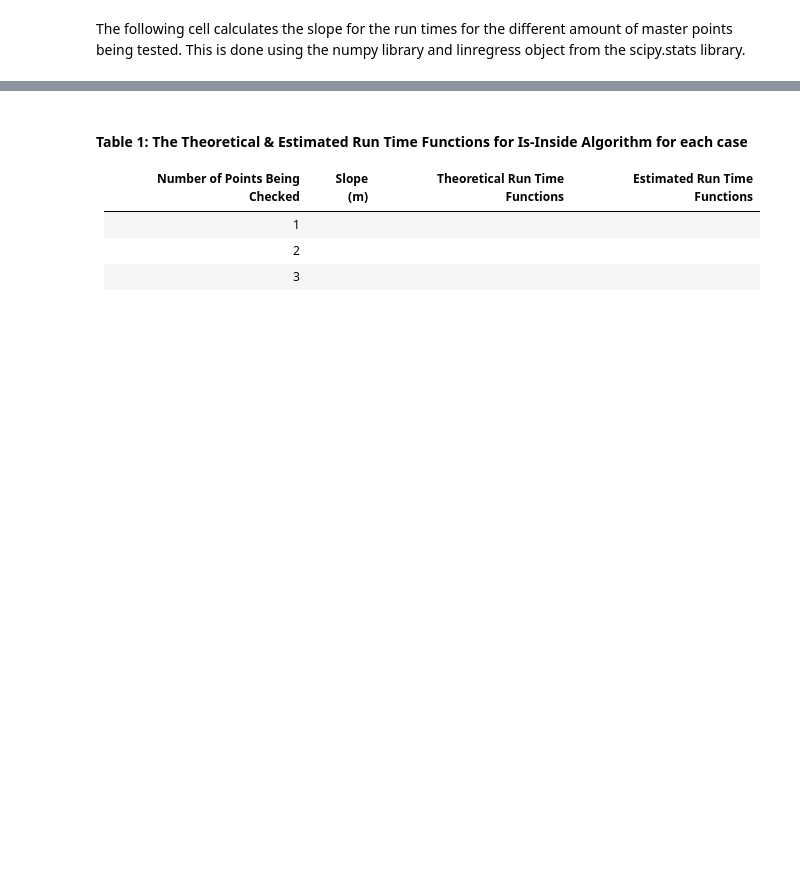
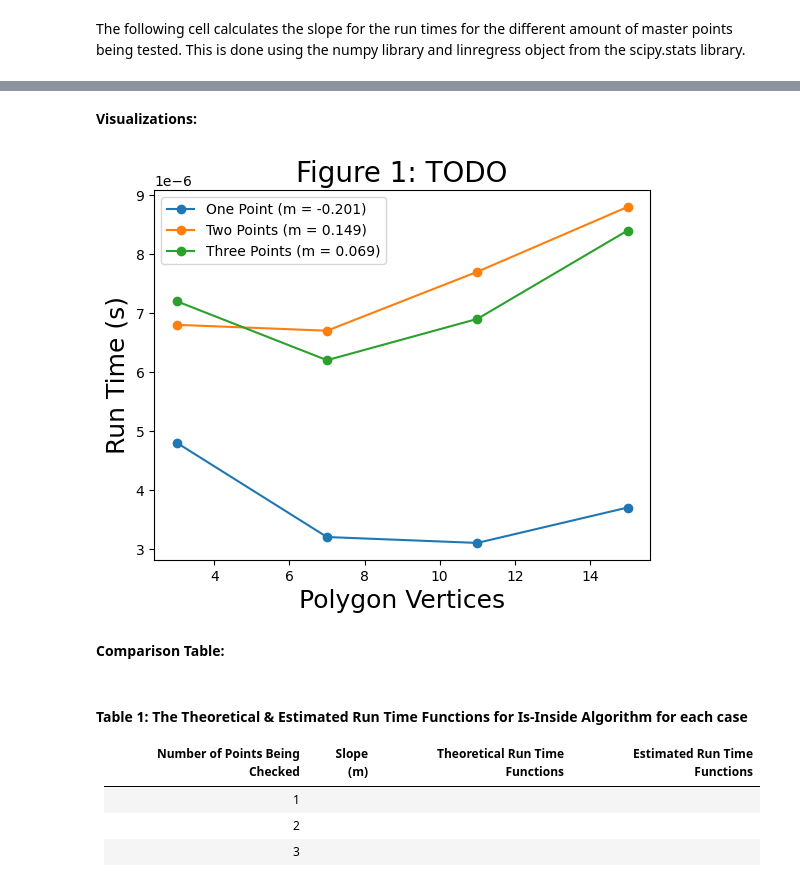
Before and after one commit to ThomasBenzshawel/lab2_newAlgo, a Jupyter notebook: bley_benzshawel_lab02.ipynb, the cells around one changed output, grey strips where cells are left out. Saved outputs shown, nothing was run; the diff lists cells and outputs as text; code cells hidden in the pictures; blank space fills up the shorter version.

```diff
--- a/bley_benzshawel_lab02.ipynb
+++ b/bley_benzshawel_lab02.ipynb
@@ -247,6 +304,6 @@ point_2 = create_random_point()
 point_3 = create_random_point()
 
 # CREATE LISTS OF VARYING AMOUNTS OF POINTS
-one_point = list(point_1)
-two_points = list(point_1, point_2)
-three_points = list(point_1, point_2, point_3)
+one_point = [point_1]
+two_points = [point_1, point_2]
+three_points = [point_1, point_2, point_3]
@@ -284,14 +351,14 @@ print(check_2_point)
 **Check Three Points In Polygons With Varying Numbers of Vertices:**
 # %%
 # CREATE LIST TO STORE THE BENCHMARKS WHEN CHECKING THREE POINTS
-check_3_point = []
+check_3_point = list()
 
 # RUN AND ADD BENCHMARKS TO LIST FOR DIFFERENT POLYGONS
 check_3_point.append(benchmark(polygon_3, three_points))
-check_3_point.append(benchmark(polygon_30, three_points))
-check_3_point.append(benchmark(polygon_300, three_points))
-check_3_point.append(benchmark(polygon_3000, three_points))
-check_3_point.append(benchmark(polygon_30000, three_points))
+check_3_point.append(benchmark(polygon_7, three_points))
+check_3_point.append(benchmark(polygon_11, three_points))
+check_3_point.append(benchmark(polygon_15, three_points))
+# check_3_point.append(benchmark(polygon_24, three_points))
 
 # DISPLAY RESULTS
 print(check_3_point)
@@ -307,7 +376,8 @@ sizes. The benchmarks should support your theoretically-derived run time.
 The following cell defines a Python list for the different number of polygon vertices used during benchmarking.
 # %%
 # DEFINE THE DIFFERENT POLYGON SIZES
-polygon_sizes = [3, 30, 300, 3000, 30000]
+#polygon_sizes = [3, 7, 11, 15, 24]
+polygon_sizes = [3, 7, 11, 15]
 # %% [markdown]
 The following cell calculates the slope for the run times for the different amount of master points being tested. This is done using the numpy library and linregress object from the scipy.stats library.
 # %%
@@ -323,3 +397,35 @@ print("Check Three Points: ", check_3_slope)
+# %% [markdown]
+**Visualizations:**
+# %%
+# CREATE FIGURE AND AXIS
+fig, ax = plt.subplots()
+
+# PLOT DATA AS A LINE GRAPH
+ax.plot(polygon_sizes, check_1_point,
+        label = ('One Point (m = ' + "{:.3f}".format(check_1_slope) + ')'),
+        marker = 'o', linestyle = '-')
+ax.plot(polygon_sizes, check_2_point,
+        label = ('Two Points (m = ' + "{:.3f}".format(check_2_slope) + ')'),
+        marker = 'o', linestyle = '-')
+ax.plot(polygon_sizes, check_3_point,
+        label = ('Three Points (m = ' + "{:.3f}".format(check_3_slope) + ')'),
+        marker = 'o', linestyle = '-')
+
+# SET AXIS LABELS AND TITLE
+ax.set_xlabel('Polygon Vertices', fontsize = 18)
+ax.set_ylabel('Run Time (s)', fontsize = 18)
+ax.set_title('Figure 1: TODO',
+             fontsize = 20)
+
+# ADD LEGEND
+ax.legend()
+
+# SHOW
+plt.show()
+# %% [output]
+[figure, added]
+# %% [markdown]
+**Comparison Table:**
 # %% [markdown]
 #### Table 1: The Theoretical & Estimated Run Time Functions for Is-Inside Algorithm for each case
 | Number of Points Being Checked | Slope (m) | Theoretical Run Time Functions | Estimated Run Time Functions |
```
Also changed, not shown: parts of 34 cells of this notebook.
